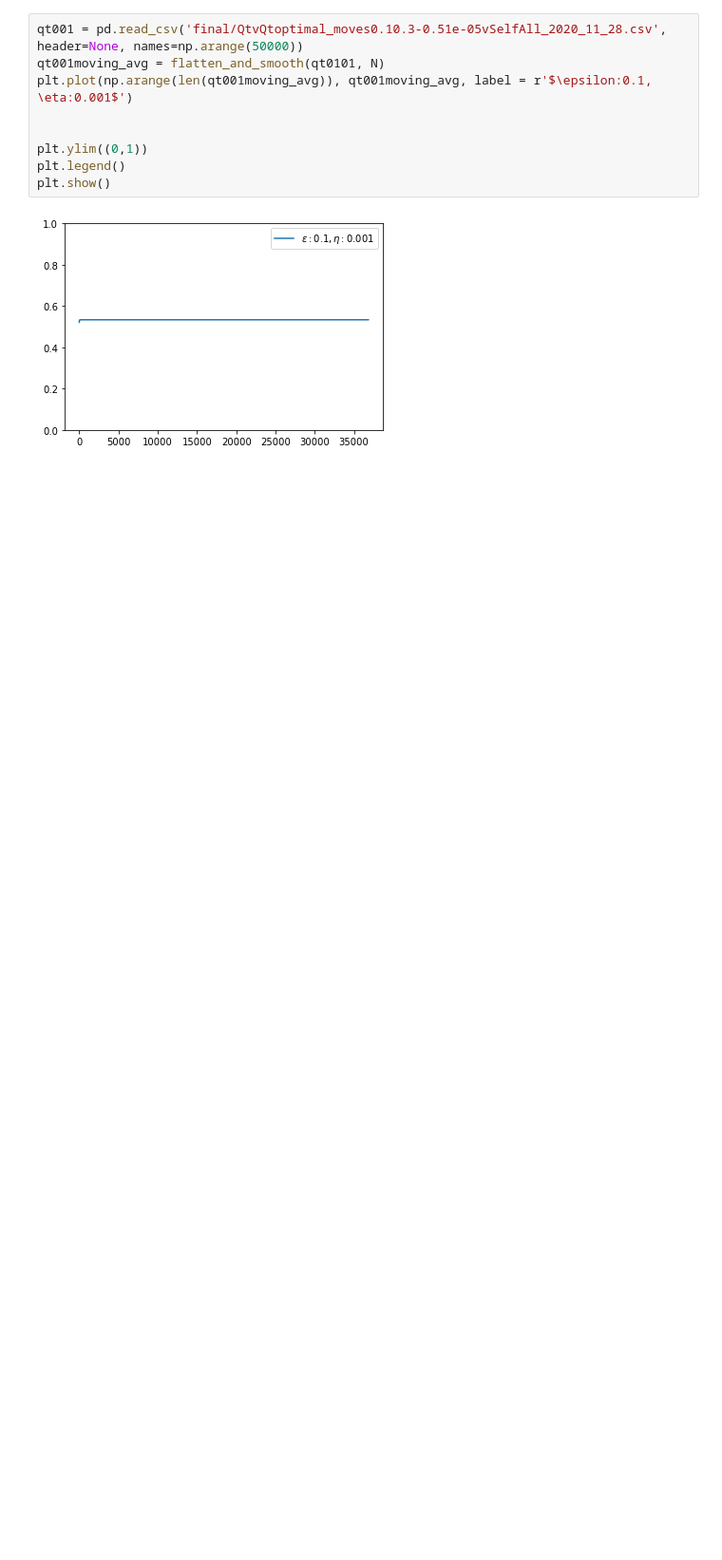
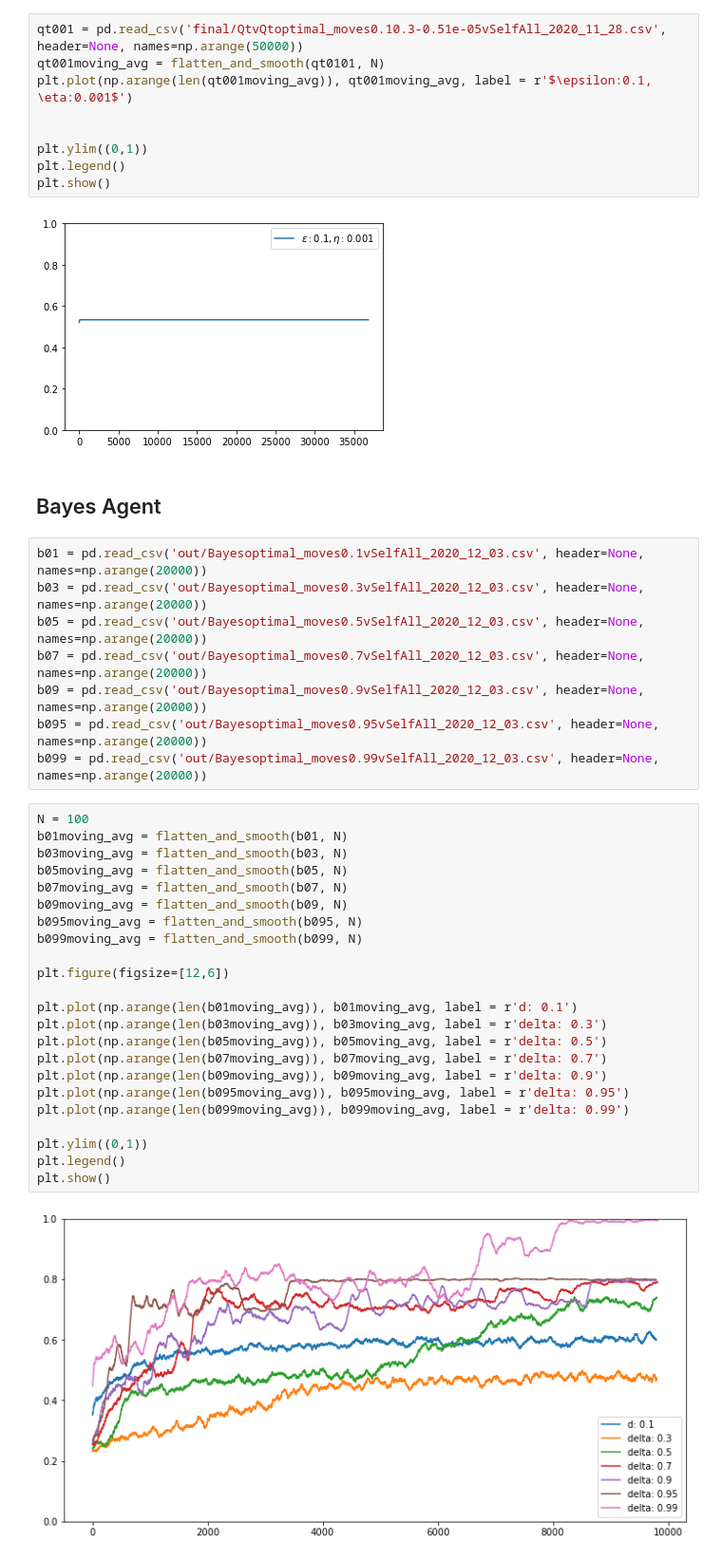
Before and after one commit to MartenThompson/rl-nim, a Jupyter notebook: code/visualization.ipynb, the cells around one changed output. Shown at 95% size. Saved outputs shown, nothing was run; the diff lists cells and outputs as text; blank space fills up the shorter version.

```diff
--- a/code/visualization.ipynb
+++ b/code/visualization.ipynb
@@ -672,3 +672,38 @@ plt.legend()
 plt.show()
 # %% [output]
 [figure]
+# %% [markdown]
+## Bayes Agent
+# %%
+b01 = pd.read_csv('out/Bayesoptimal_moves0.1vSelfAll_2020_12_03.csv', header=None, names=np.arange(20000))
+b03 = pd.read_csv('out/Bayesoptimal_moves0.3vSelfAll_2020_12_03.csv', header=None, names=np.arange(20000))
+b05 = pd.read_csv('out/Bayesoptimal_moves0.5vSelfAll_2020_12_03.csv', header=None, names=np.arange(20000))
+b07 = pd.read_csv('out/Bayesoptimal_moves0.7vSelfAll_2020_12_03.csv', header=None, names=np.arange(20000))
+b09 = pd.read_csv('out/Bayesoptimal_moves0.9vSelfAll_2020_12_03.csv', header=None, names=np.arange(20000))
+b095 = pd.read_csv('out/Bayesoptimal_moves0.95vSelfAll_2020_12_03.csv', header=None, names=np.arange(20000))
+b099 = pd.read_csv('out/Bayesoptimal_moves0.99vSelfAll_2020_12_03.csv', header=None, names=np.arange(20000))
+# %%
+N = 100
+b01moving_avg = flatten_and_smooth(b01, N)
+b03moving_avg = flatten_and_smooth(b03, N)
+b05moving_avg = flatten_and_smooth(b05, N)
+b07moving_avg = flatten_and_smooth(b07, N)
+b09moving_avg = flatten_and_smooth(b09, N)
+b095moving_avg = flatten_and_smooth(b095, N)
+b099moving_avg = flatten_and_smooth(b099, N)
+
+plt.figure(figsize=[12,6])
+
+plt.plot(np.arange(len(b01moving_avg)), b01moving_avg, label = r'd: 0.1')
+plt.plot(np.arange(len(b03moving_avg)), b03moving_avg, label = r'delta: 0.3')
+plt.plot(np.arange(len(b05moving_avg)), b05moving_avg, label = r'delta: 0.5')
+plt.plot(np.arange(len(b07moving_avg)), b07moving_avg, label = r'delta: 0.7')
+plt.plot(np.arange(len(b09moving_avg)), b09moving_avg, label = r'delta: 0.9')
+plt.plot(np.arange(len(b095moving_avg)), b095moving_avg, label = r'delta: 0.95')
+plt.plot(np.arange(len(b099moving_avg)), b099moving_avg, label = r'delta: 0.99')
+
+plt.ylim((0,1))
+plt.legend()
+plt.show()
+# %% [output]
+[figure, added]
```
Also changed, not shown: 3 other files.
